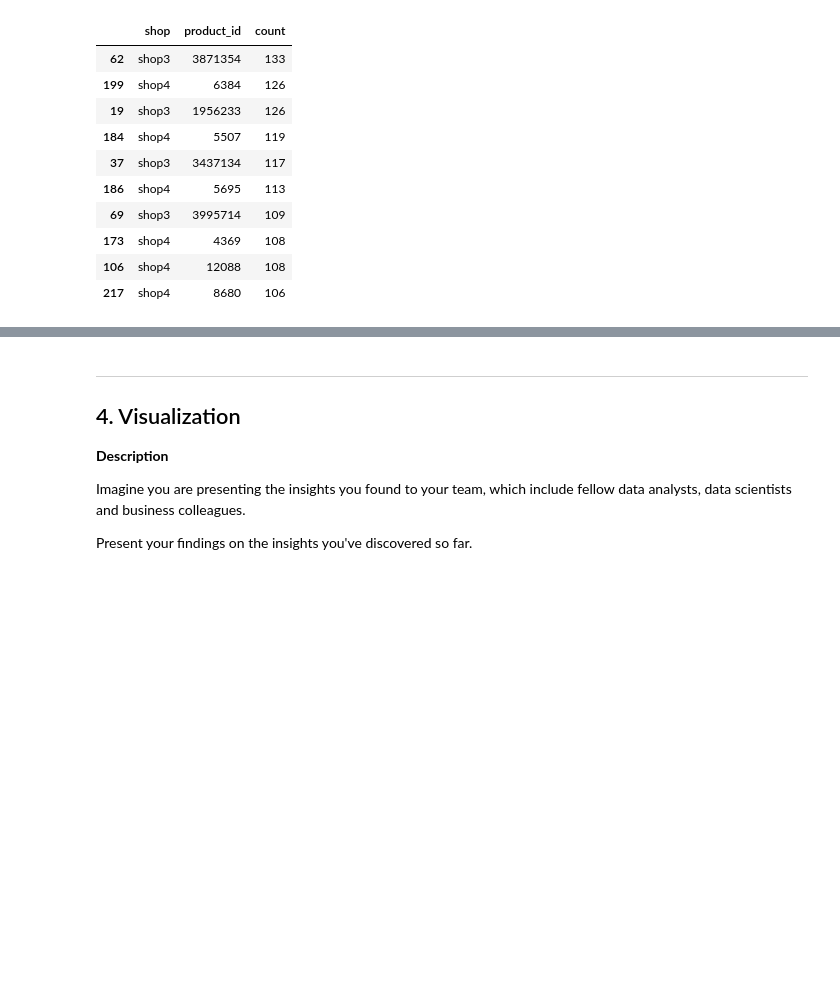
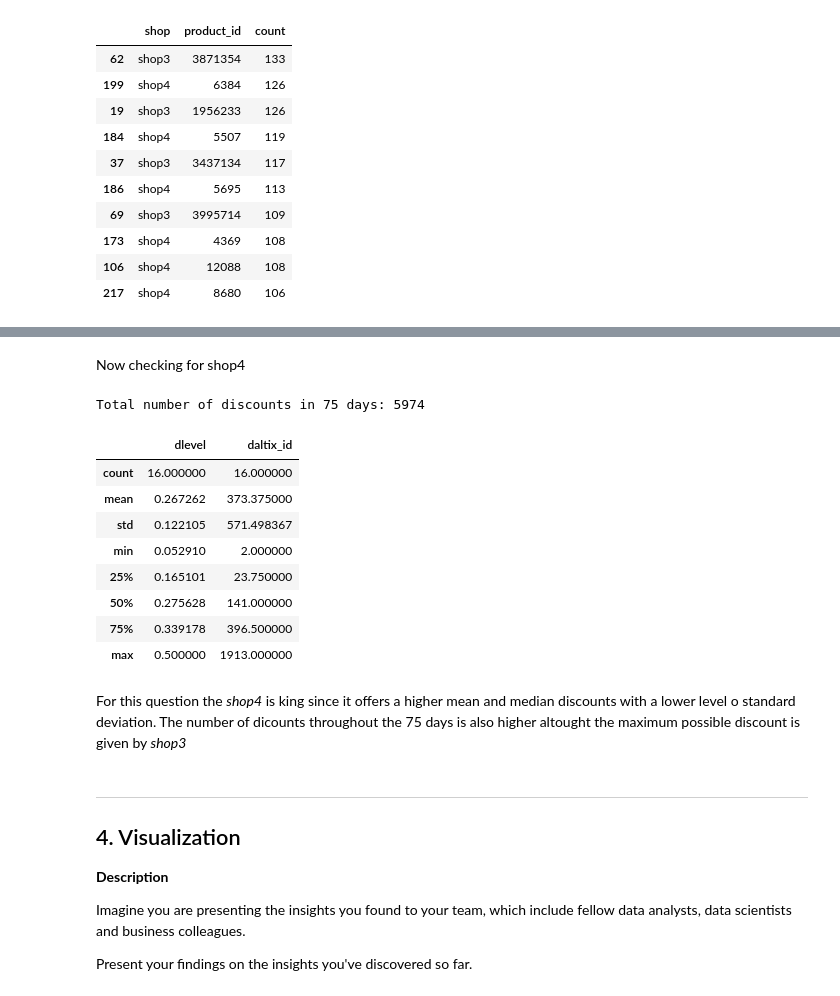
Before and after one commit to ruifurtado/da_challenge, a Jupyter notebook: da_challenge.ipynb, the cells around one changed output, grey strips where cells are left out. Drawn from its saved outputs; the diff is of its cells as text; code cells hidden in the pictures; blank space fills up the shorter version.

```diff
--- a/da_challenge.ipynb
+++ b/da_challenge.ipynb
@@ -573,3 +630,21 @@ The shop with the cheapest assortment is _shop 3_
+# %% [markdown]
+Now checking for shop4
+# %%
+print("Total number of discounts in 75 days: "+str(discounts.loc[discounts['shop']=='shop4']['daltix_id'].sum()))
+discounts.loc[discounts['shop']=='shop4'].describe()
+# %% [output]
+Total number of discounts in 75 days: 5974
+|  | dlevel | daltix_id |
+| count | 16.000000 | 16.000000 |
+| mean | 0.267262 | 373.375000 |
+| std | 0.122105 | 571.498367 |
+| min | 0.052910 | 2.000000 |
+| 25% | 0.165101 | 23.750000 |
+| 50% | 0.275628 | 141.000000 |
+| 75% | 0.339178 | 396.500000 |
+| max | 0.500000 | 1913.000000 |
+# %% [markdown]
+For this question the _shop4_ is king since it offers a higher mean and median discounts with a lower level o standard deviation. The number of dicounts throughout the 75 days is also higher altought the maximum possible discount is given by _shop3_
 # %% [markdown]
 ___________________
 ## 4. Visualization
```
Also changed, not shown: parts of 21 cells of this notebook.
